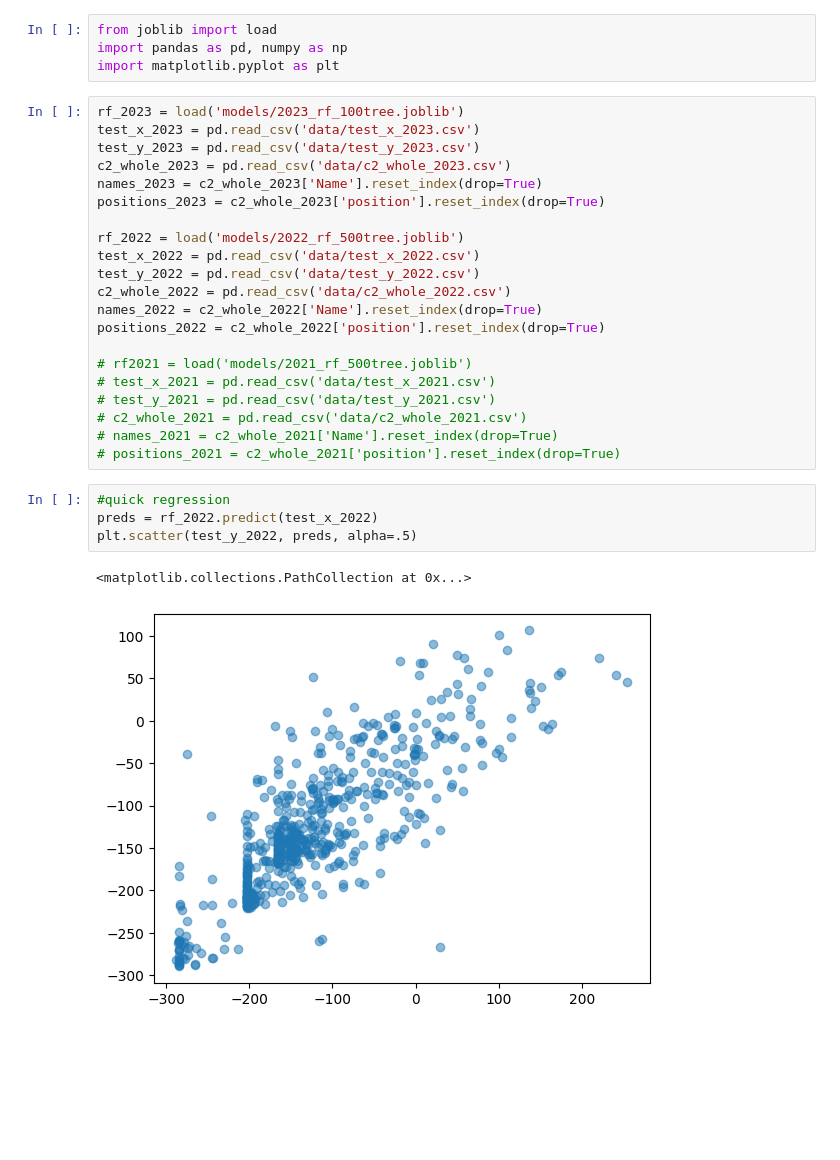
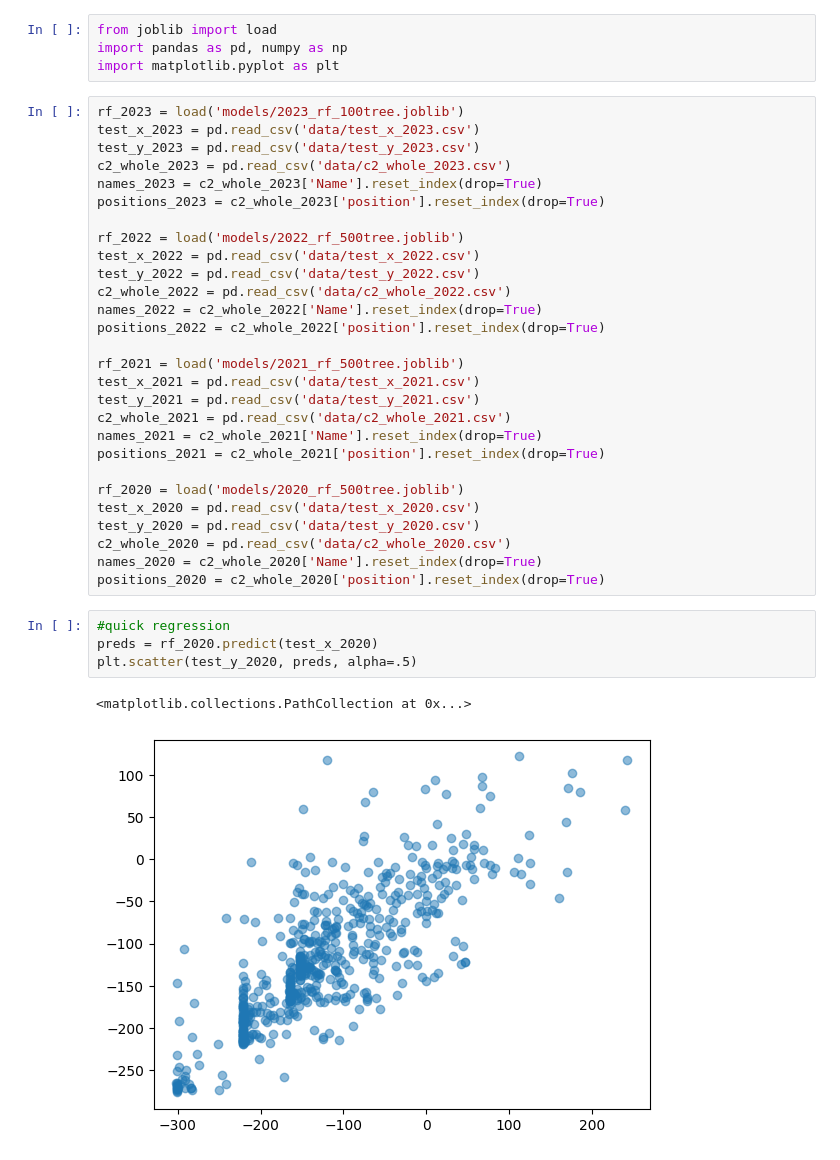
Before and after one commit to jsoslow2/fantasy-football-models, a Jupyter notebook: model_calibration.ipynb, the cells around one changed output. Saved outputs shown, nothing was run; the diff lists cells and outputs as text; blank space fills up the shorter version.

Commit message:
2020 data added

```diff
--- a/model_calibration.ipynb
+++ b/model_calibration.ipynb
@@ -17,16 +17,23 @@ c2_whole_2022 = pd.read_csv('data/c2_whole_2022.csv')
 names_2022 = c2_whole_2022['Name'].reset_index(drop=True)
 positions_2022 = c2_whole_2022['position'].reset_index(drop=True)
 
-# rf2021 = load('models/2021_rf_500tree.joblib')
-# test_x_2021 = pd.read_csv('data/test_x_2021.csv')
-# test_y_2021 = pd.read_csv('data/test_y_2021.csv')
-# c2_whole_2021 = pd.read_csv('data/c2_whole_2021.csv')
-# names_2021 = c2_whole_2021['Name'].reset_index(drop=True)
-# positions_2021 = c2_whole_2021['position'].reset_index(drop=True)
+rf_2021 = load('models/2021_rf_500tree.joblib')
+test_x_2021 = pd.read_csv('data/test_x_2021.csv')
+test_y_2021 = pd.read_csv('data/test_y_2021.csv')
+c2_whole_2021 = pd.read_csv('data/c2_whole_2021.csv')
+names_2021 = c2_whole_2021['Name'].reset_index(drop=True)
+positions_2021 = c2_whole_2021['position'].reset_index(drop=True)
+
+rf_2020 = load('models/2020_rf_500tree.joblib')
+test_x_2020 = pd.read_csv('data/test_x_2020.csv')
+test_y_2020 = pd.read_csv('data/test_y_2020.csv')
+c2_whole_2020 = pd.read_csv('data/c2_whole_2020.csv')
+names_2020 = c2_whole_2020['Name'].reset_index(drop=True)
+positions_2020 = c2_whole_2020['position'].reset_index(drop=True)
 # %%
 #quick regression
-preds = rf_2022.predict(test_x_2022)
-plt.scatter(test_y_2022, preds, alpha=.5)
+preds = rf_2020.predict(test_x_2020)
+plt.scatter(test_y_2020, preds, alpha=.5)
 # %% [output]
 <matplotlib.collections.PathCollection at 0x...>
-[figure, old version]
+[figure, new version]
```
Also changed, not shown: parts of 7 cells of this notebook, 3 other files.
